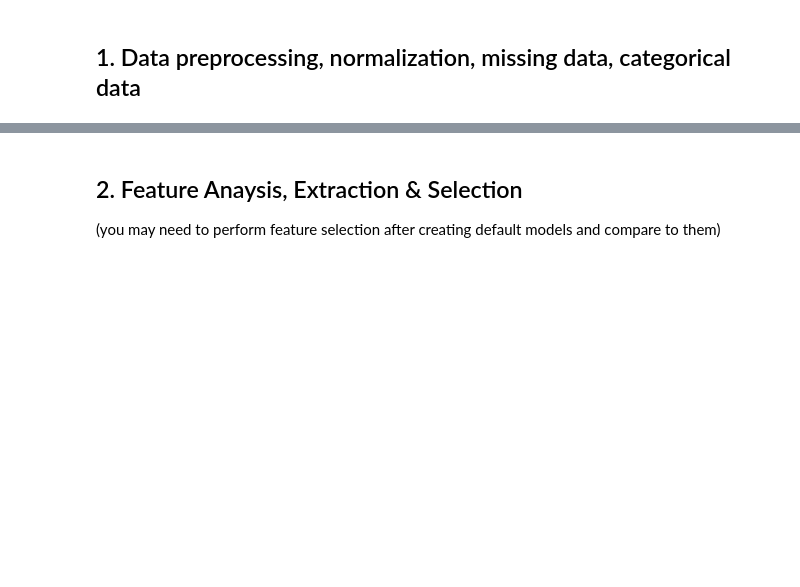
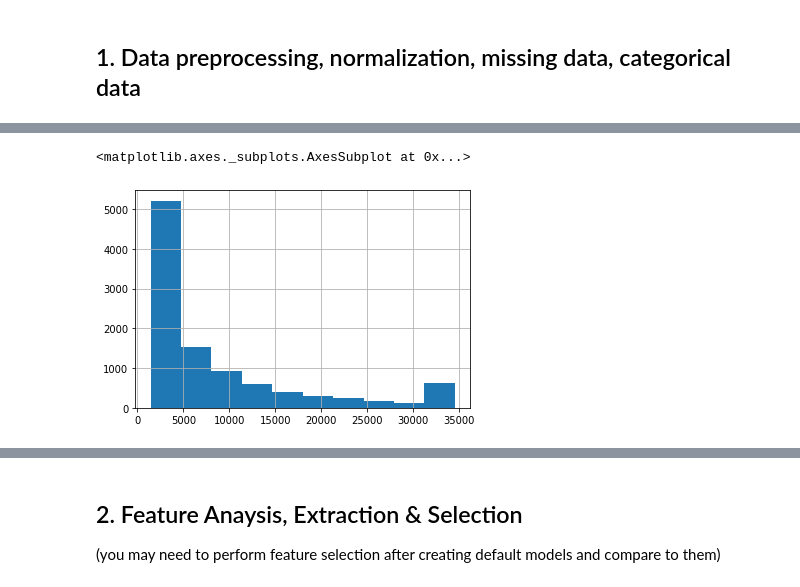
Before and after one commit to hiulian69/Bank_Churn_Prediction, a Jupyter notebook: anja.ipynb, the cells around one changed output, grey strips where cells are left out. Drawn from its saved outputs; the diff is of its cells as text; code cells hidden in the pictures; blank space fills up the shorter version.

```diff
--- a/anja.ipynb
+++ b/anja.ipynb
@@ -98,4 +111,10 @@ Make feature engineering but also try differnet models in order to get as much a
 # %% [markdown]
 ## 0. Read data, visualize, basic statistics, understand it
+# %%
+data = pd.read_csv('churn-prediction.csv')
 # %% [markdown]
 ## 1. Data preprocessing, normalization, missing data, categorical data
+# %%
+credit_limit = data['Credit_Limit']
+#credit_limit_bins = pd.Series(pd.cut(credit_limit, bins= 10)).value_counts().reset_index()
+#credit_limit_bins
@@ -101,0 +133,5 @@ Make feature engineering but also try differnet models in order to get as much a
+# %%
+credit_limit.hist()
+# %% [output]
+<matplotlib.axes._subplots.AxesSubplot at 0x...>
+[figure, added]
```
Also changed, not shown: parts of 29 cells of this notebook.
